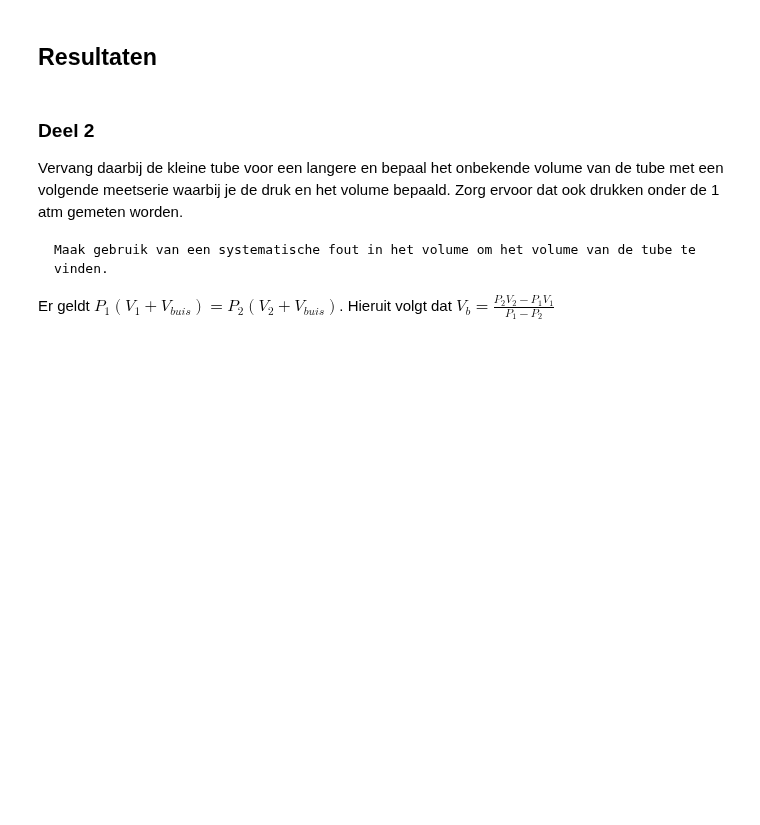
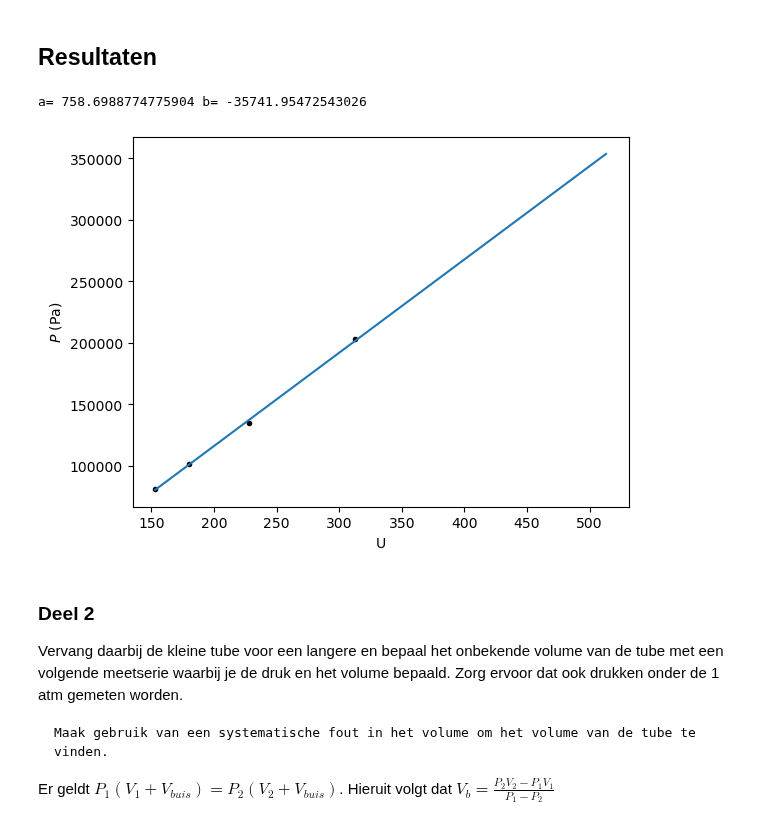
Before and after one commit to Eerkje/Annet-Erik, a Jupyter notebook: Content/Labs/druksensorijken.ipynb, the cells around one changed output. Drawn from its saved outputs; the diff is of its cells as text; code cells hidden in the pictures; blank space fills up the shorter version.

```diff
--- a/Content/Labs/druksensorijken.ipynb
+++ b/Content/Labs/druksensorijken.ipynb
@@ -67,30 +67,33 @@ Voor 10 mL geldt: $P_3= 405300 Pa$.
 # %%
 ### Deel 1
 import numpy as np
 import matplotlib.pyplot as plt
 from scipy.optimize import curve_fit
 
 #data
 atm= 101325 #Pa
-U = np.array([ , , ]) #spanning
-P = np.array([atm, 2*atm, 4*atm]) #druk in Pa
+U = np.array([153, 180, 228, 313]) #spanning
+P = np.array([(4/5)*atm, atm, (4/3)*atm, 2*atm]) #druk in Pa
 
 #a en b bepalen met curve_fit
 def function_fit(U,a,b):
     return a*U + b
 val,cov = curve_fit(function_fit, U, P)
 print('a=', val[0], 'b=', val[1])
 
-U_fit = np.linspace(min(U), max(U), 100)
+U_fit = np.linspace(min(U), max(U)+200, 100)
 P_fit = function_fit(U_fit, *val)
 
 #grafiek
 plt.figure()
 plt.xlabel('U')
 plt.ylabel('$P$ (Pa)')
-plt.plot(U, P, label='Data')
+plt.plot(U, P, 'k.', label='Data')
 plt.plot( U_fit, P_fit, label= 'Curve_fit')
 plt.show()
+# %% [output]
+a= 758.6988774775904 b= -35741.95472543026
+[figure, added]
 # %% [markdown]
 ### Deel 2
 Vervang daarbij de kleine tube voor een langere en bepaal het onbekende volume van de tube met een volgende meetserie waarbij je de druk en het volume bepaald. Zorg ervoor dat ook drukken onder de 1 atm gemeten worden.
```
Also changed, not shown: parts of 2 cells of this notebook, 3 other files.
